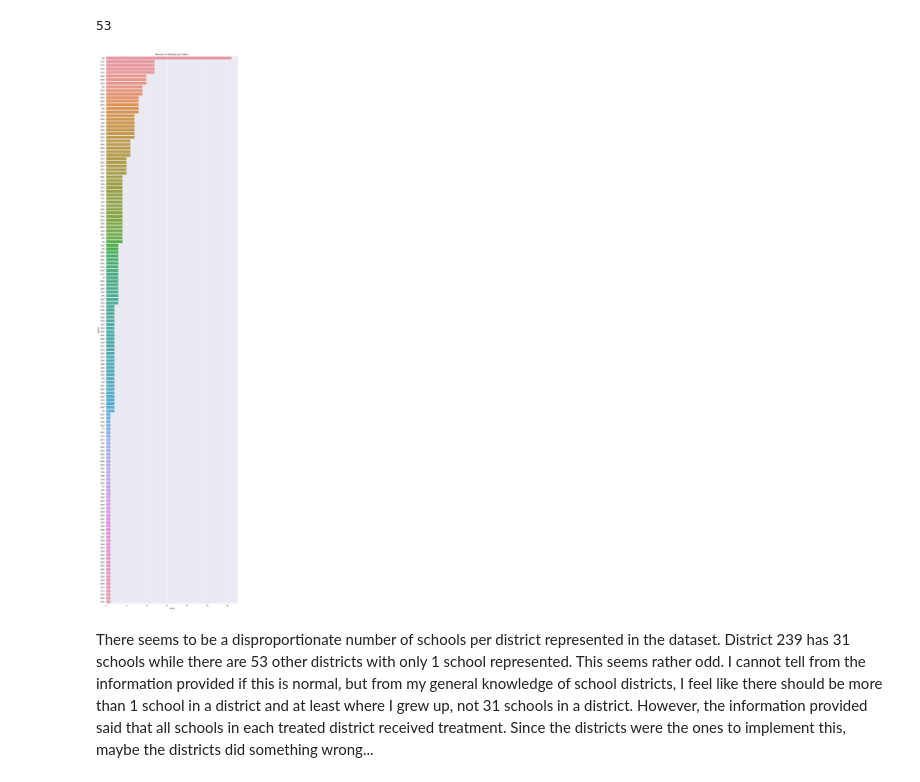
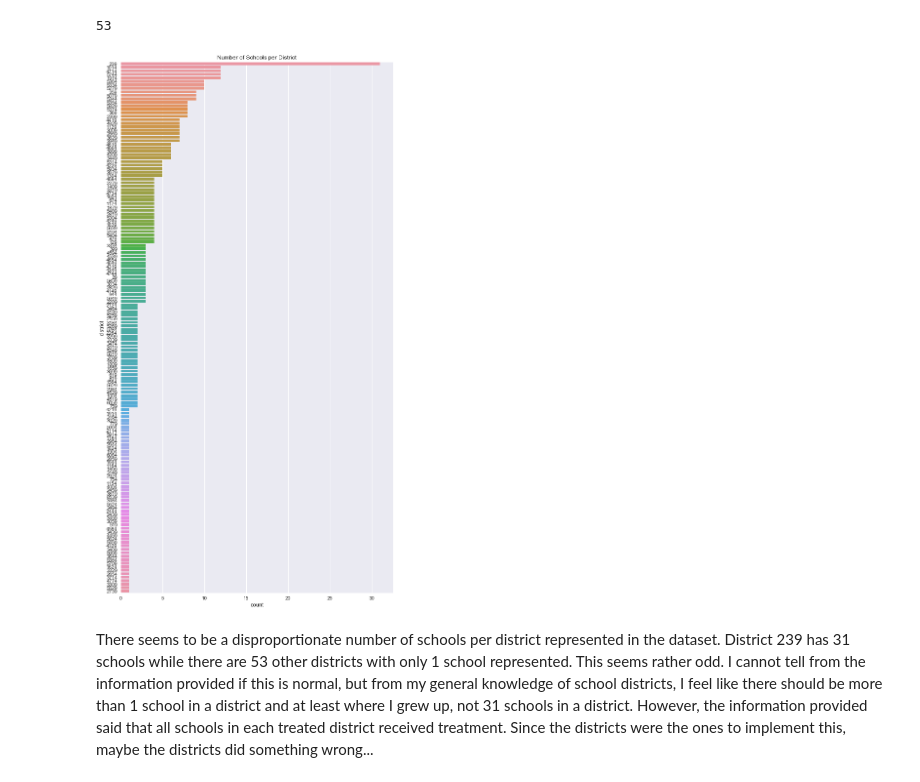
Before and after one commit to simonczhang/doi-project, a Jupyter notebook: simon.zhang.rapidtask.ipynb, the cells around one changed output. Drawn from its saved outputs; the diff is of its cells as text; code cells hidden in the pictures.

```diff
--- a/simon.zhang.rapidtask.ipynb
+++ b/simon.zhang.rapidtask.ipynb
@@ -134,10 +144,10 @@ print(len(district_count[district_count<2]))
 # %% [output]
 53
 # %%
-sns.set(rc={'figure.figsize':(11.7,50)})
+sns.set(rc={'figure.figsize':(10, 20)})
 p = sns.countplot(y = 'district', data = sdf, order = sdf['district'].value_counts().index).set_title('Number of Schools per District')
 # %% [output]
-[figure, old version]
+[figure, new version]
 # %% [markdown]
 There seems to be a disproportionate number of schools per district represented in the dataset. District 239 has 31 schools while there are 53 other districts with only 1 school represented. This seems rather odd. I cannot tell from the information provided if this is normal, but from my general knowledge of school districts, I feel like there should be more than 1 school in a district and at least where I grew up, not 31 schools in a district. However, the information provided said that all schools in each treated district received treatment. Since the districts were the ones to implement this, maybe the districts did something wrong...
 # %%
```
Also changed, not shown: parts of 58 cells of this notebook.
